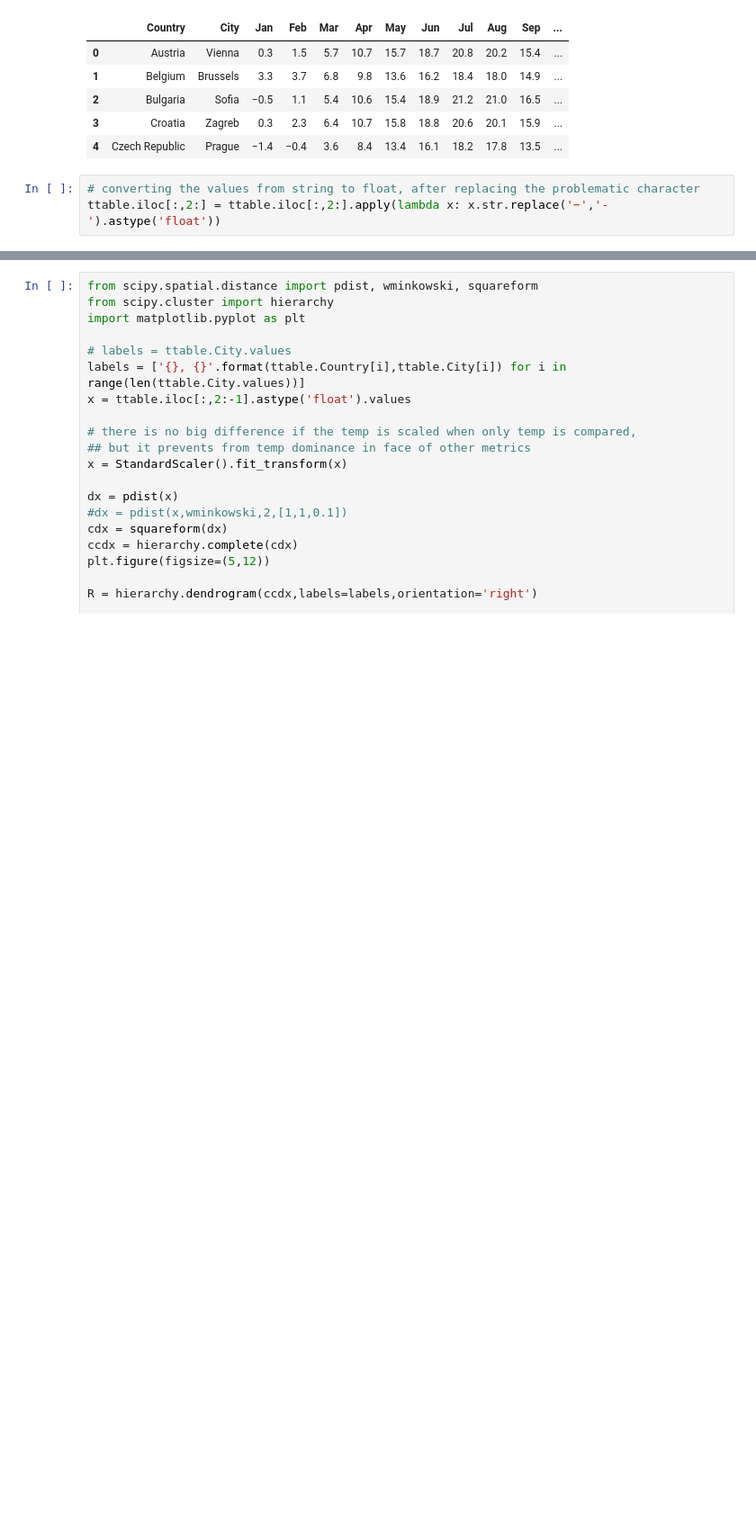
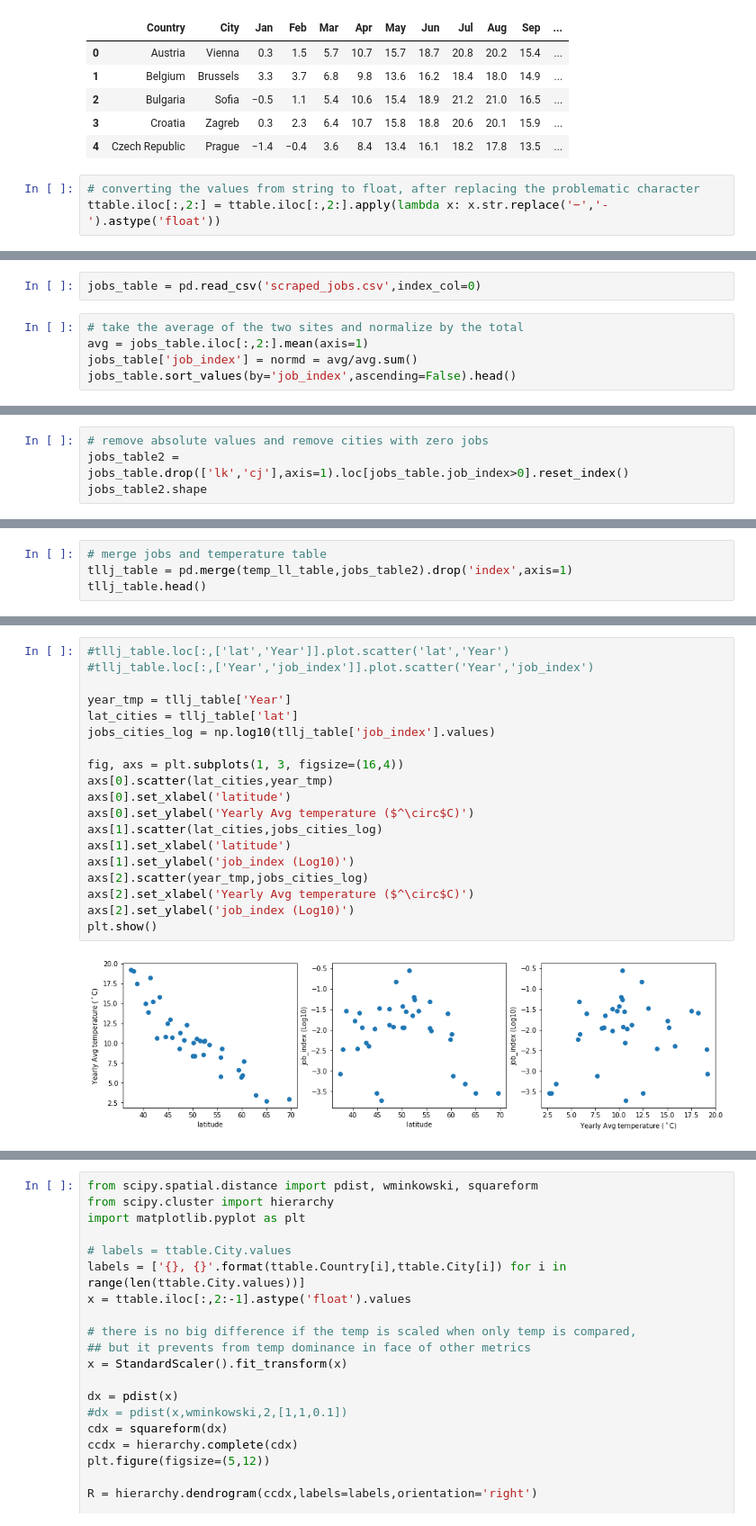
Before and after one commit to rareal/Coursera_Capstone, a Jupyter notebook: Capstone_final_report_code.ipynb, the cells around one changed output, grey strips where cells are left out. Shown at 90% size. Cells and saved outputs as stored; diff of their text form; blank space fills up the shorter version.

```diff
--- a/Capstone_final_report_code.ipynb
+++ b/Capstone_final_report_code.ipynb
@@ -68,0 +156,7 @@ ttable.to_csv('temp_table.csv')
+# %%
+jobs_table = pd.read_csv('scraped_jobs.csv',index_col=0)
+# %%
+# take the average of the two sites and normalize by the total
+avg = jobs_table.iloc[:,2:].mean(axis=1)
+jobs_table['job_index'] = normd = avg/avg.sum()
+jobs_table.sort_values(by='job_index',ascending=False).head()
@@ -68,0 +170,4 @@ ttable.to_csv('temp_table.csv')
+# %%
+# remove absolute values and remove cities with zero jobs
+jobs_table2 = jobs_table.drop(['lk','cj'],axis=1).loc[jobs_table.job_index>0].reset_index()
+jobs_table2.shape
@@ -68,0 +176,4 @@ ttable.to_csv('temp_table.csv')
+# %%
+# merge jobs and temperature table
+tllj_table = pd.merge(temp_ll_table,jobs_table2).drop('index',axis=1)
+tllj_table.head()
@@ -68,0 +187,21 @@ ttable.to_csv('temp_table.csv')
+# %%
+#tllj_table.loc[:,['lat','Year']].plot.scatter('lat','Year')
+#tllj_table.loc[:,['Year','job_index']].plot.scatter('Year','job_index')
+
+year_tmp = tllj_table['Year']
+lat_cities = tllj_table['lat']
+jobs_cities_log = np.log10(tllj_table['job_index'].values)
+
+fig, axs = plt.subplots(1, 3, figsize=(16,4))
+axs[0].scatter(lat_cities,year_tmp)
+axs[0].set_xlabel('latitude')
+axs[0].set_ylabel('Yearly Avg temperature ($^\circ$C)')
+axs[1].scatter(lat_cities,jobs_cities_log)
+axs[1].set_xlabel('latitude')
+axs[1].set_ylabel('job_index (Log10)')
+axs[2].scatter(year_tmp,jobs_cities_log)
+axs[2].set_xlabel('Yearly Avg temperature ($^\circ$C)')
+axs[2].set_ylabel('job_index (Log10)')
+plt.show()
+# %% [output]
+[figure, added]
```
Also changed, not shown: parts of 24 cells of this notebook, 1 other file.
